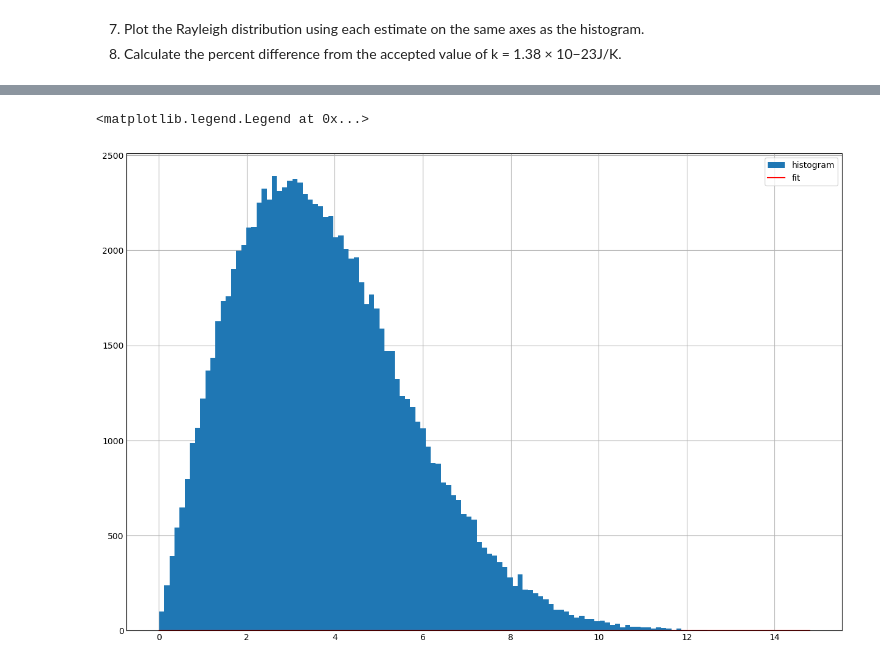
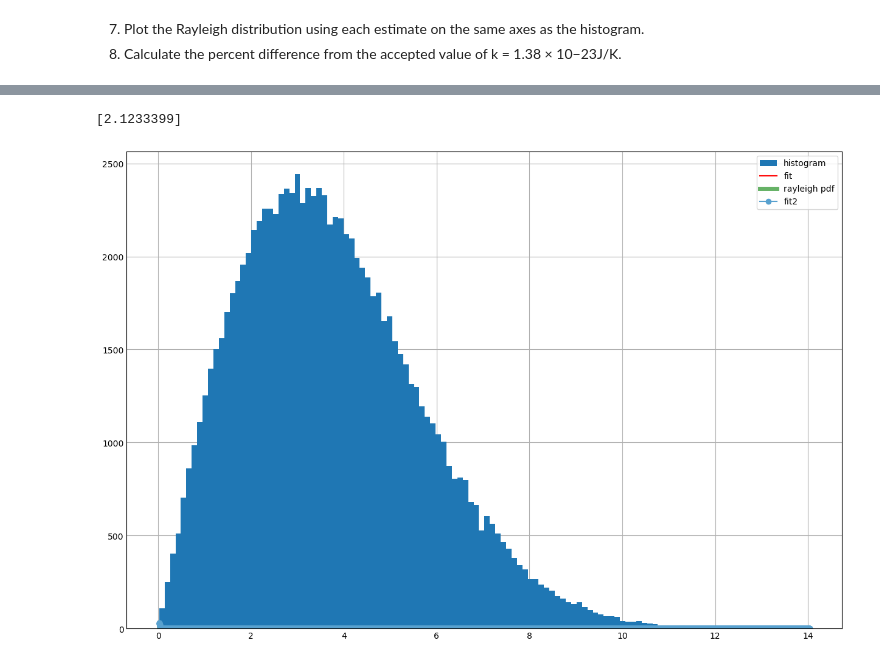
Before and after one commit to ijessicachen/introdatascience, a Jupyter notebook: schoolgraphs/PHY293_ThermalMotion/analysis_rough.ipynb, the cells around one changed output, grey strips where cells are left out. Cells and saved outputs as stored; diff of their text form; code cells hidden in the pictures.

```diff
--- a/schoolgraphs/PHY293_ThermalMotion/analysis_rough.ipynb
+++ b/schoolgraphs/PHY293_ThermalMotion/analysis_rough.ipynb
@@ -842,18 +845,32 @@ plt.legend()
 # %%
+from scipy.stats import rayleigh
+
 # testing curve fit with example data and rayleigh distribution
-def rayleigh(r, scale):
+def r_alt(r, scale):
     return (r/scale**2) * np.exp(-r**2 / (2*scale**2))
 
 r = np.random.rayleigh(3, 100000)
 plt.figure(figsize=(12,8))
 
 bin_heights, bin_borders, _ = plt.hist(r, bins='auto', label='histogram')
 bin_centers = bin_borders[:-1] + np.diff(bin_borders) / 2
-popt, _ = curve_fit(rayleigh, bin_centers, bin_heights)
+popt, _ = curve_fit(r_alt, bin_centers, bin_heights)
 
 x_interval_for_fit = np.linspace(bin_borders[0], bin_borders[-1], 10000)
-plt.plot(x_interval_for_fit, rayleigh(x_interval_for_fit, *popt), 'r-', label='fit')
+plt.plot(x_interval_for_fit, r_alt(x_interval_for_fit, *popt), 'r-', label='fit')
+
+# other try
+# support
+lb, ub = rayleigh.support()
+# first 4 moments
+mean, var, skew, kurt = rayleigh.stats(moments='mvsk')
+plt.plot(x_interval_for_fit, rayleigh.pdf(x_interval_for_fit),'g-', lw=5, alpha=0.6, label='rayleigh pdf')
+
+# again?
+plt.plot(x_interval_for_fit, r_alt(x_interval_for_fit, 0.02), 'o-', label='fit2')
+
 plt.legend()
+print(popt)
 # %% [output]
-<matplotlib.legend.Legend at 0x...>
+[2.1233399]
-[figure, old version]
+[figure, new version]
```
Also changed, not shown: parts of 11 cells of this notebook, 14 other files.
